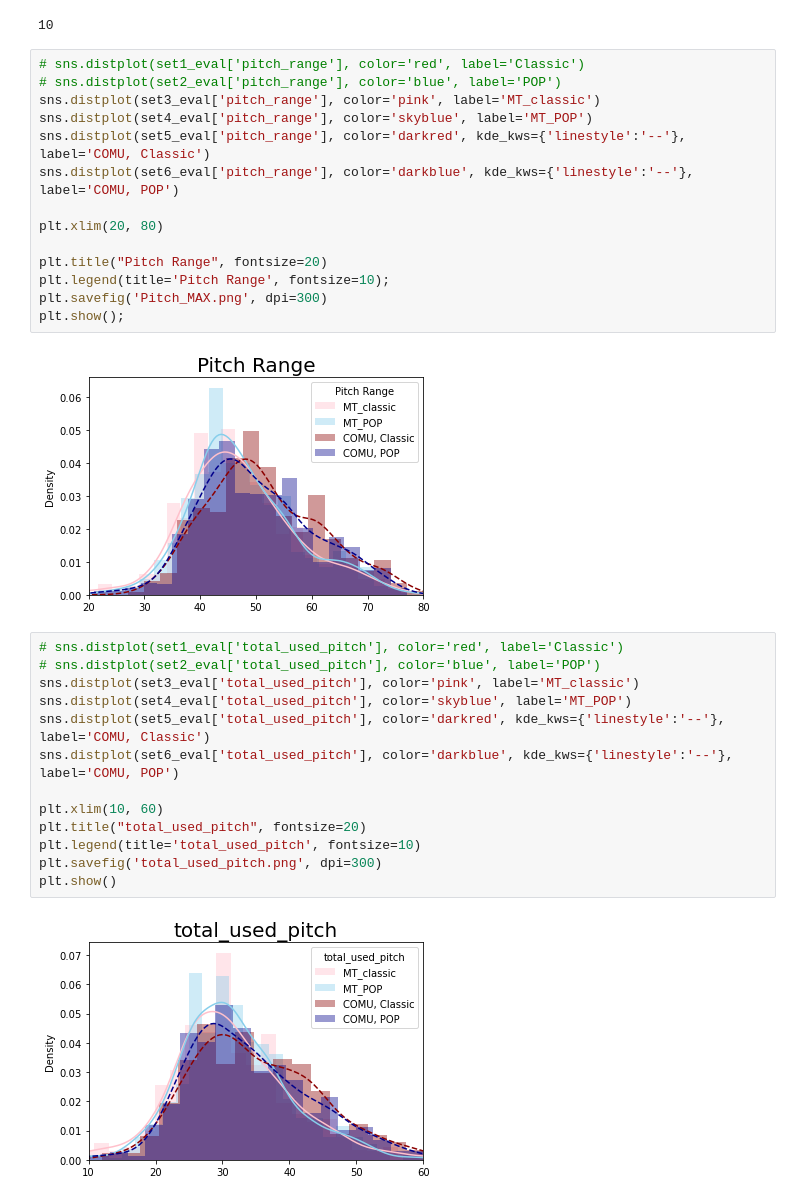
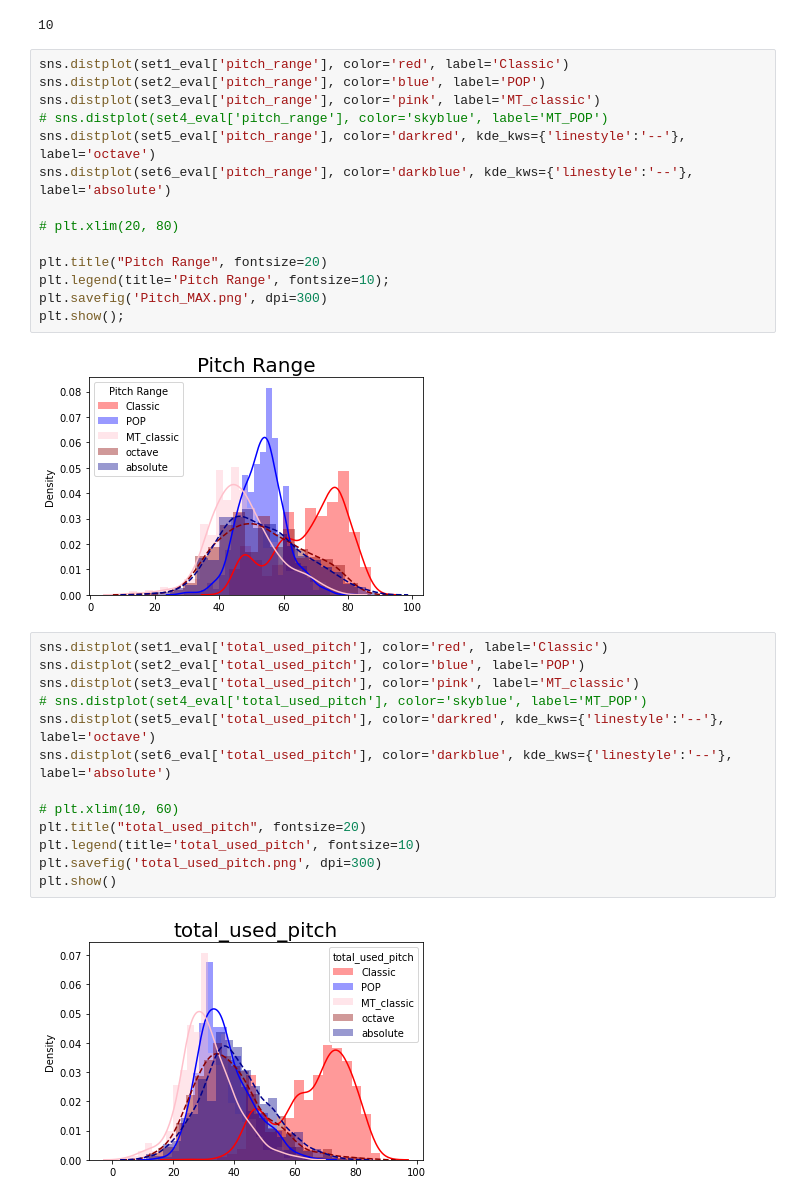
Before and after one commit to yeong35/MusicTransformer-Pytorch, a Jupyter notebook: music_evaluation.ipynb, the cells around one changed output. Cells and saved outputs as stored; diff of their text form.

Commit message:
add octave encoding train

```diff
--- a/music_evaluation.ipynb
+++ b/music_evaluation.ipynb
@@ -467,34 +473,34 @@ len(palette)
 # %% [output]
 10
 # %%
-# sns.distplot(set1_eval['pitch_range'], color='red', label='Classic')
-# sns.distplot(set2_eval['pitch_range'], color='blue', label='POP')
+sns.distplot(set1_eval['pitch_range'], color='red', label='Classic')
+sns.distplot(set2_eval['pitch_range'], color='blue', label='POP')
 sns.distplot(set3_eval['pitch_range'], color='pink', label='MT_classic')
-sns.distplot(set4_eval['pitch_range'], color='skyblue', label='MT_POP')
-sns.distplot(set5_eval['pitch_range'], color='darkred', kde_kws={'linestyle':'--'}, label='COMU, Classic')
-sns.distplot(set6_eval['pitch_range'], color='darkblue', kde_kws={'linestyle':'--'}, label='COMU, POP')
+# sns.distplot(set4_eval['pitch_range'], color='skyblue', label='MT_POP')
+sns.distplot(set5_eval['pitch_range'], color='darkred', kde_kws={'linestyle':'--'}, label='octave')
+sns.distplot(set6_eval['pitch_range'], color='darkblue', kde_kws={'linestyle':'--'}, label='absolute')
 
-plt.xlim(20, 80)
+# plt.xlim(20, 80)
 
 plt.title("Pitch Range", fontsize=20)
 plt.legend(title='Pitch Range', fontsize=10);
 plt.savefig('Pitch_MAX.png', dpi=300)
 plt.show();
 # %% [output]
-[figure, old version]
+[figure, new version]
 # %%
-# sns.distplot(set1_eval['total_used_pitch'], color='red', label='Classic')
-# sns.distplot(set2_eval['total_used_pitch'], color='blue', label='POP')
+sns.distplot(set1_eval['total_used_pitch'], color='red', label='Classic')
+sns.distplot(set2_eval['total_used_pitch'], color='blue', label='POP')
 sns.distplot(set3_eval['total_used_pitch'], color='pink', label='MT_classic')
-sns.distplot(set4_eval['total_used_pitch'], color='skyblue', label='MT_POP')
-sns.distplot(set5_eval['total_used_pitch'], color='darkred', kde_kws={'linestyle':'--'}, label='COMU, Classic')
-sns.distplot(set6_eval['total_used_pitch'], color='darkblue', kde_kws={'linestyle':'--'}, label='COMU, POP')
+# sns.distplot(set4_eval['total_used_pitch'], color='skyblue', label='MT_POP')
+sns.distplot(set5_eval['total_used_pitch'], color='darkred', kde_kws={'linestyle':'--'}, label='octave')
+sns.distplot(set6_eval['total_used_pitch'], color='darkblue', kde_kws={'linestyle':'--'}, label='absolute')
 
-plt.xlim(10, 60)
+# plt.xlim(10, 60)
 plt.title("total_used_pitch", fontsize=20)
 plt.legend(title='total_used_pitch', fontsize=10)
 plt.savefig('total_used_pitch.png', dpi=300)
 plt.show()
 # %% [output]
-[figure, old version]
+[figure, new version]
 # %%
```
Also changed, not shown: parts of 11 cells of this notebook, 18 other files.
